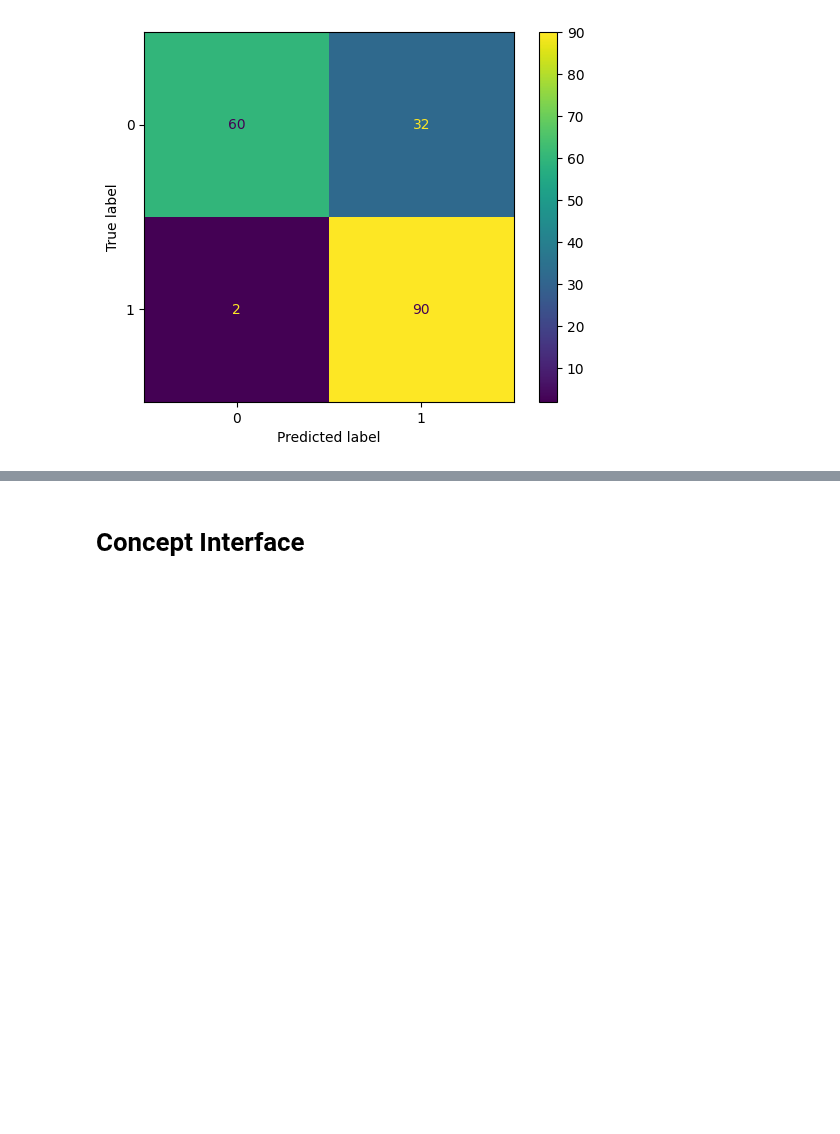
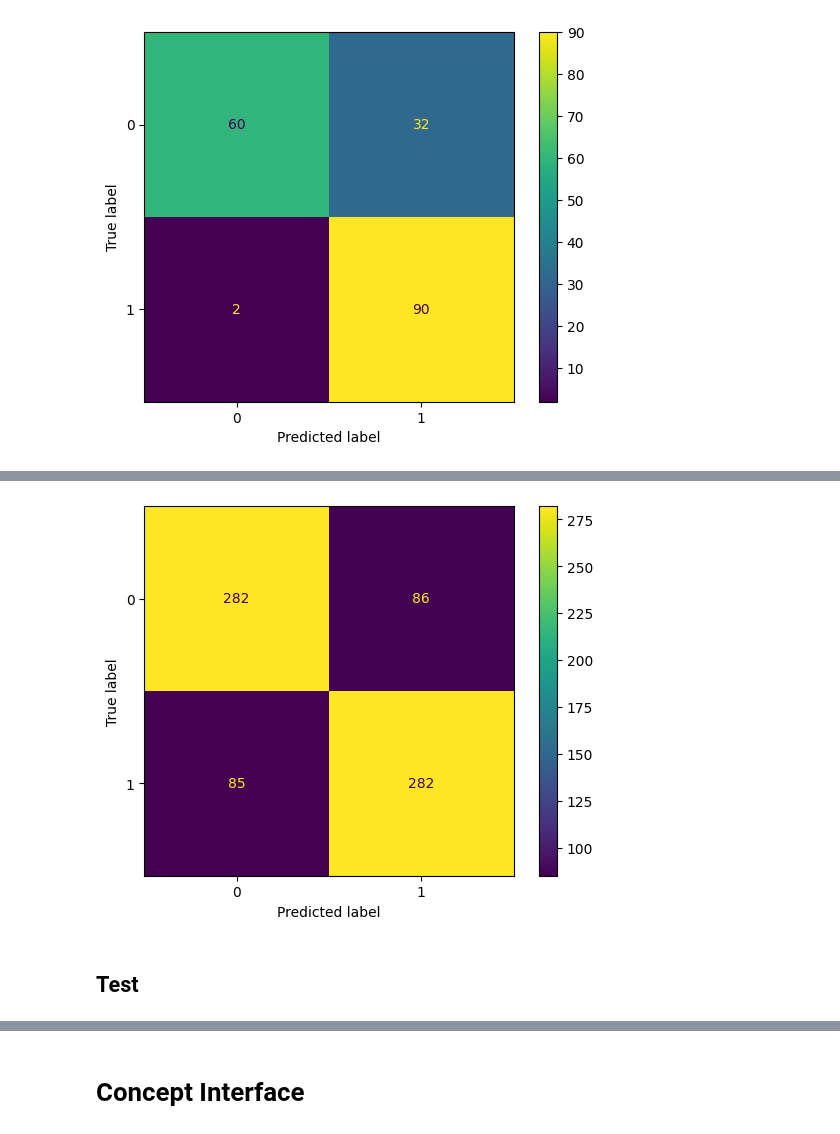
Before and after one commit to nat13lla/Capstone, a Jupyter notebook: datamanipulation/TrainTest_Split_FE.ipynb, the cells around one changed output, grey strips where cells are left out. Drawn from its saved outputs; the diff is of its cells as text; code cells hidden in the pictures; blank space fills up the shorter version.

```diff
--- a/datamanipulation/TrainTest_Split_FE.ipynb
+++ b/datamanipulation/TrainTest_Split_FE.ipynb
@@ -248,0 +444,5 @@ plt.show()
+# %%
+lr2 = LogisticRegression(max_iter=1050, random_state=42)
+# %%
+# Fit the model on our data
+lr2.fit(vif_features, y_train)
@@ -248,0 +451,6 @@ plt.show()
+# %%
+# Make our prediction and Let's store them in 2 columns
+vif_features[['prob_points','prob_no_points']] = lr2.predict_proba(vif_features)
+# %%
+# Set that if prob_no_points > .5 then 0; else 1
+vif_features['y_pred'] = np.where(vif_features['prob_no_points']>.5, 1, 0)
@@ -248,0 +481,9 @@ plt.show()
+# %%
+# Displaying the confusion matrix!
+conf = metrics.confusion_matrix(y_train, vif_features['y_pred'])
+metrics.ConfusionMatrixDisplay(conf).plot()
+plt.show()
+# %% [output]
+[figure, added]
+# %% [markdown]
+## Test
```
Also changed, not shown: parts of 27 cells of this notebook.
